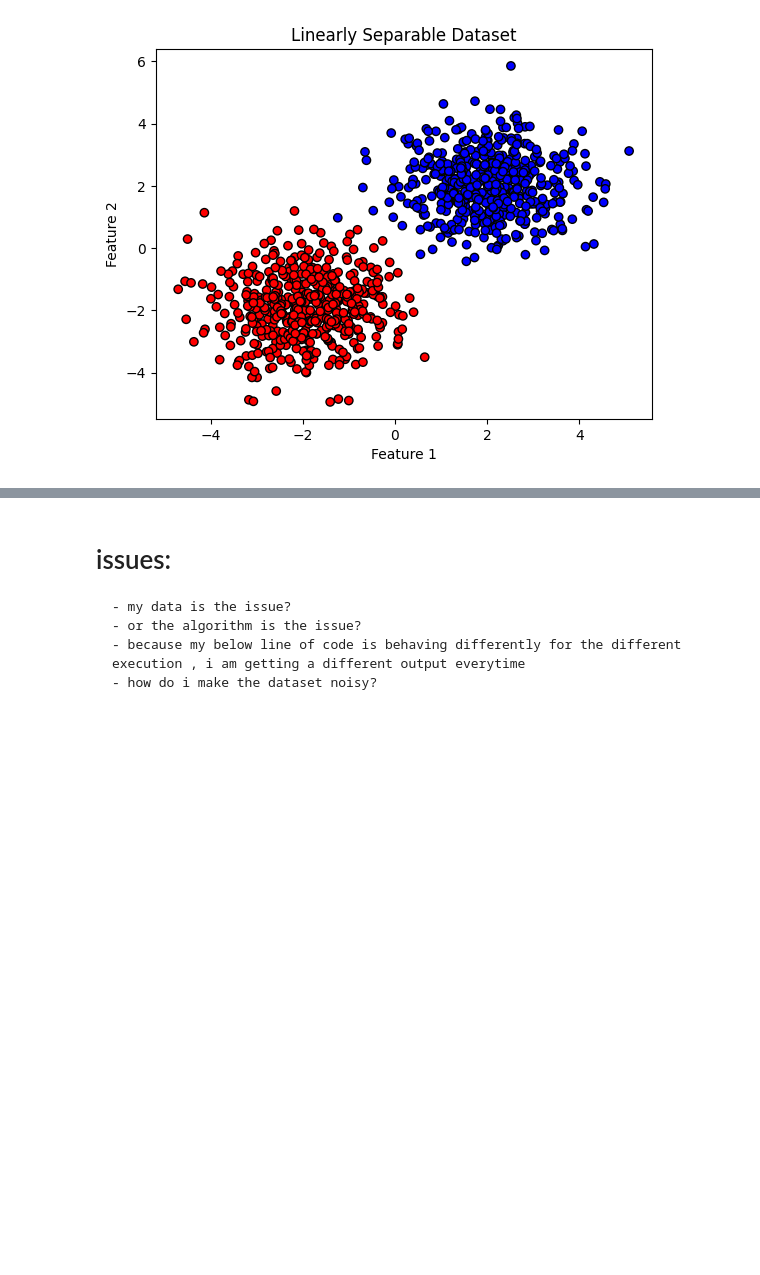
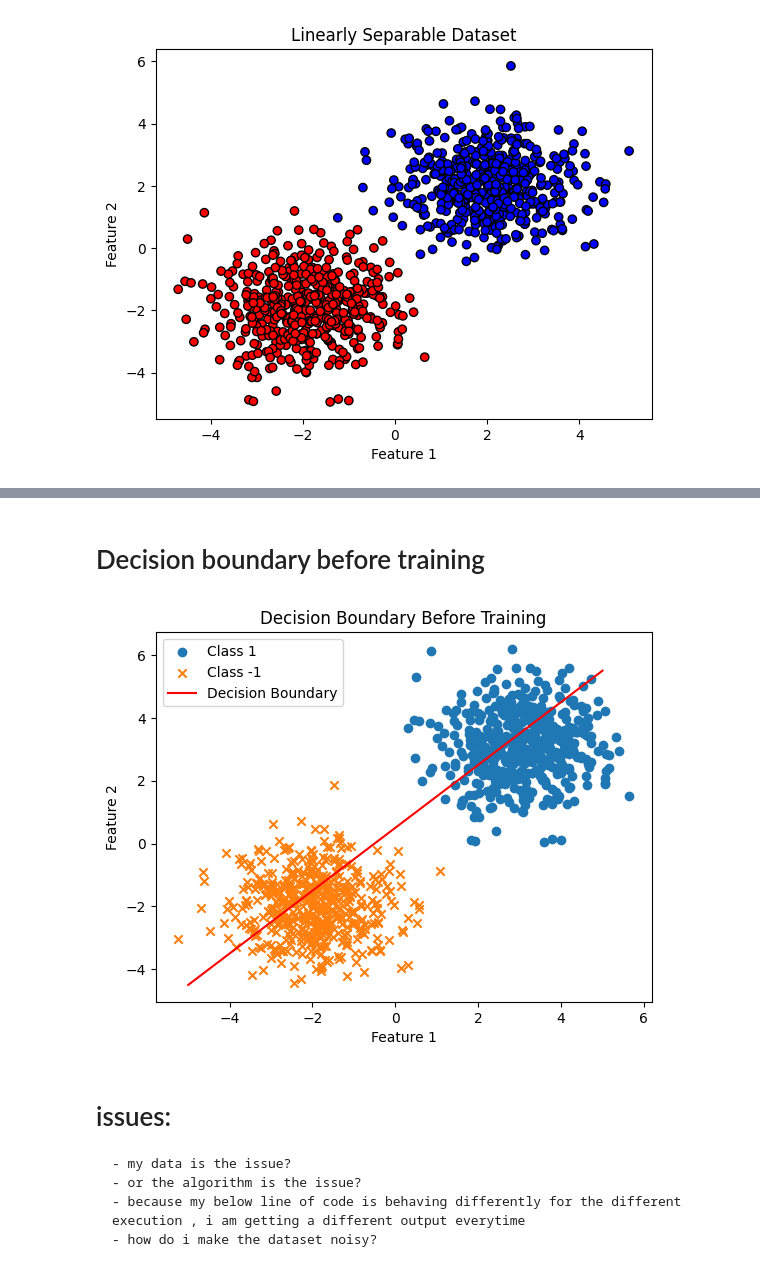
Before and after one commit to mridulpant2010/CS5480-deeplearning, a Jupyter notebook: assignment1.ipynb, the cells around one changed output, grey strips where cells are left out. Drawn from its saved outputs; the diff is of its cells as text; code cells hidden in the pictures; blank space fills up the shorter version.

```diff
--- a/assignment1.ipynb
+++ b/assignment1.ipynb
@@ -24,0 +75,28 @@ plt.show()
+# %% [markdown]
+# Decision boundary before training
+# %%
+# Plot decision boundary and dataset
+def plot_decision_boundary(features, labels, weights, bias, title):
+    """
+    Plots the decision boundary generated after training the perceptron learning algorithm
+    """
+    plt.scatter(features[labels == 1][:, 0], features[labels == 1][:, 1], label='Class 1', marker='o')
+    plt.scatter(features[labels == -1][:, 0], features[labels == -1][:, 1], label='Class -1', marker='x')
+
+    x_vals = np.linspace(-5, 5, 100)
+    y_vals = (-weights[0] * x_vals - bias) / weights[1]
+    plt.plot(x_vals, y_vals, '-r', label='Decision Boundary')
+
+    plt.title(title)
+    plt.xlabel('Feature 1')
+    plt.ylabel('Feature 2')
+    plt.legend()
+    plt.show()
+
+weights_initial = np.array([1.0, -1.0])
+bias_initial = 0.5
+
+# Plot decision boundary and dataset before training
+plot_decision_boundary(features, labels, weights_initial, bias_initial, title='Decision Boundary Before Training')
+# %% [output]
+[figure, added]
```
Also changed, not shown: parts of 5 cells of this notebook.
